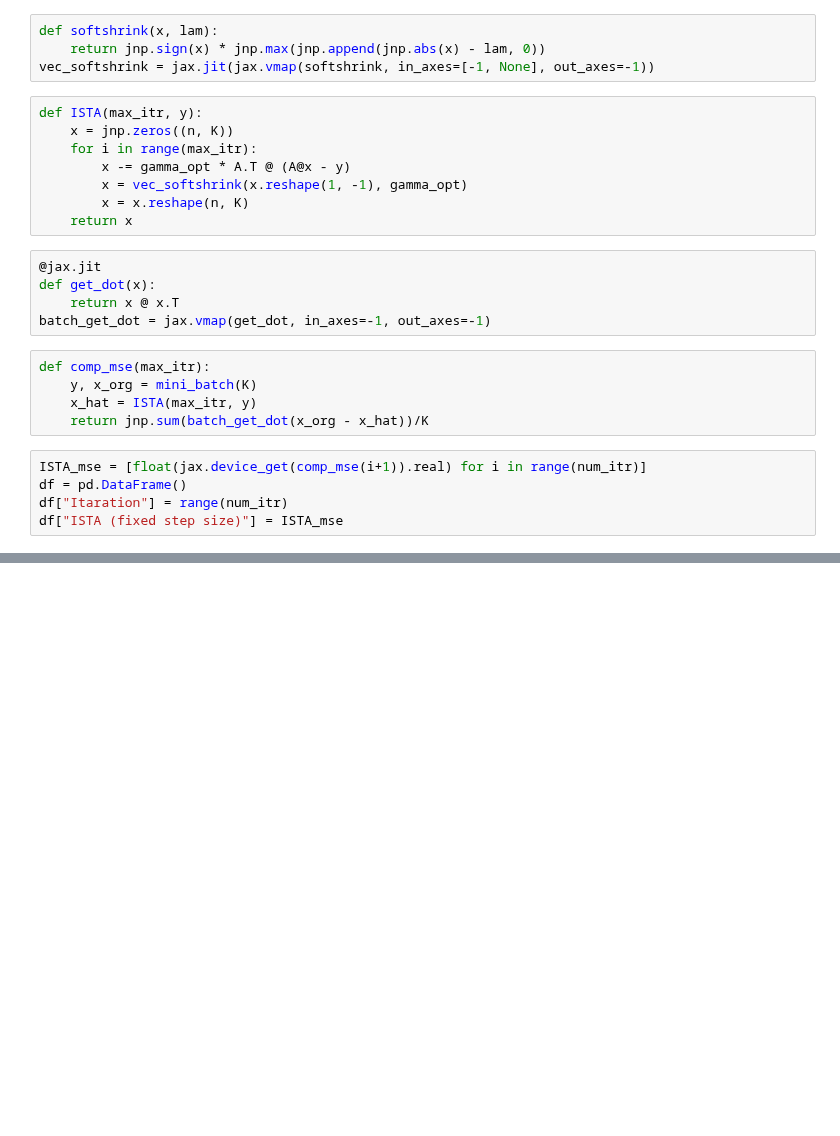
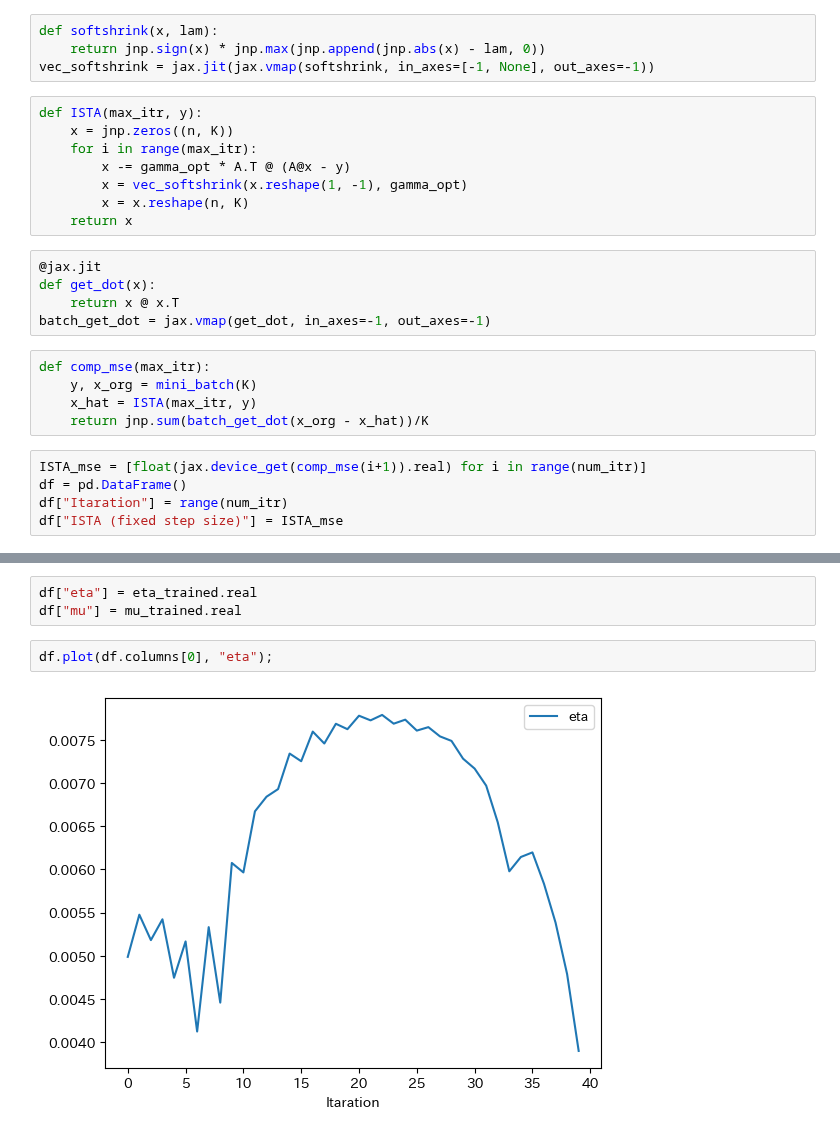
Before and after one commit to gomi-kuzu/model_base_deep, a Jupyter notebook: work/TranslateToPy/Chapter_4/DU-ISTA_py.ipynb, the cells around one changed output, grey strips where cells are left out. Cells and saved outputs as stored; diff of their text form; blank space fills up the shorter version.

```diff
--- a/work/TranslateToPy/Chapter_4/DU-ISTA_py.ipynb
+++ b/work/TranslateToPy/Chapter_4/DU-ISTA_py.ipynb
@@ -67,0 +130,7 @@ plt.yscale("log")
+# %%
+df["eta"] = eta_trained.real
+df["mu"] = mu_trained.real
+# %%
+df.plot(df.columns[0], "eta");
+# %% [output]
+[figure, added]
```
Also changed, not shown: parts of 9 cells of this notebook.
